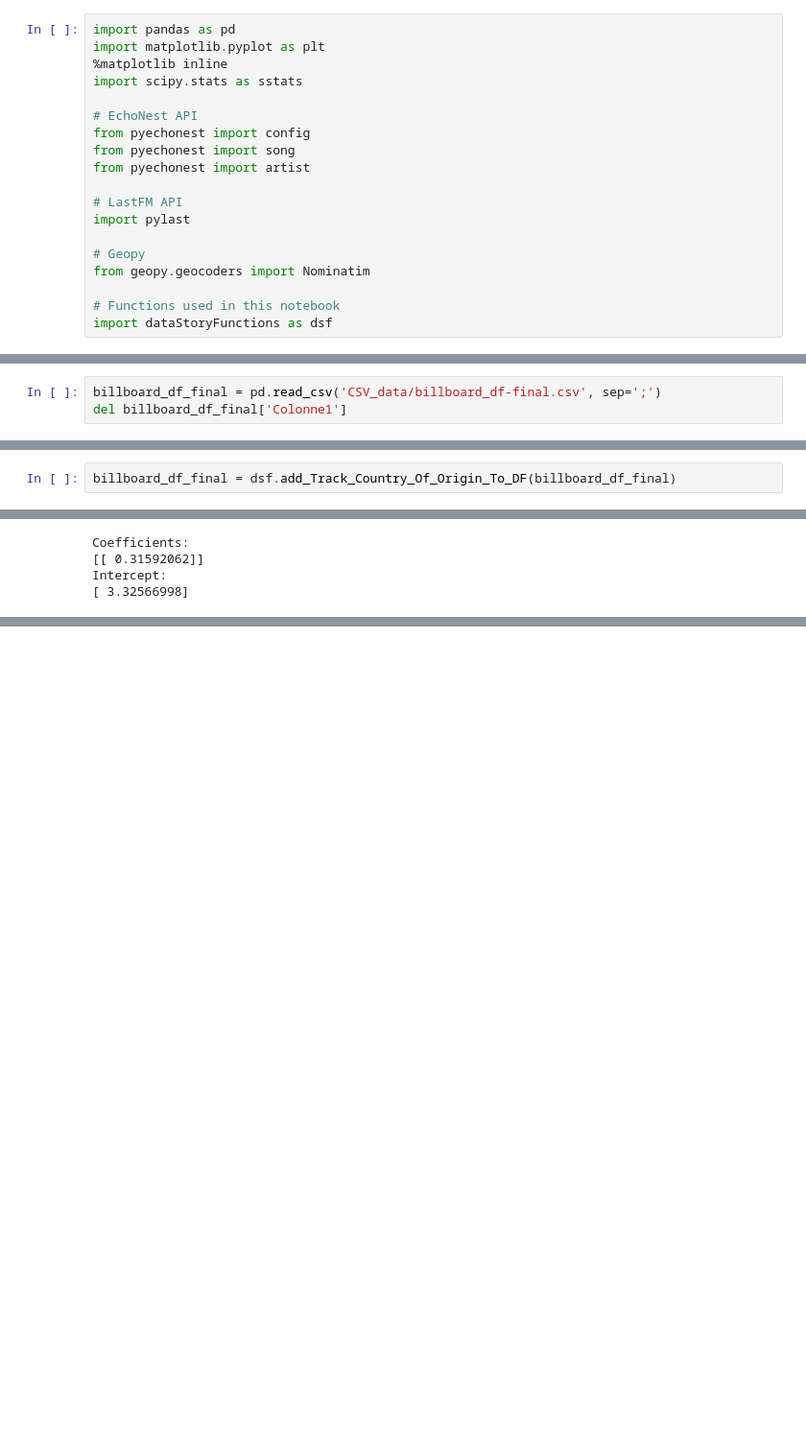
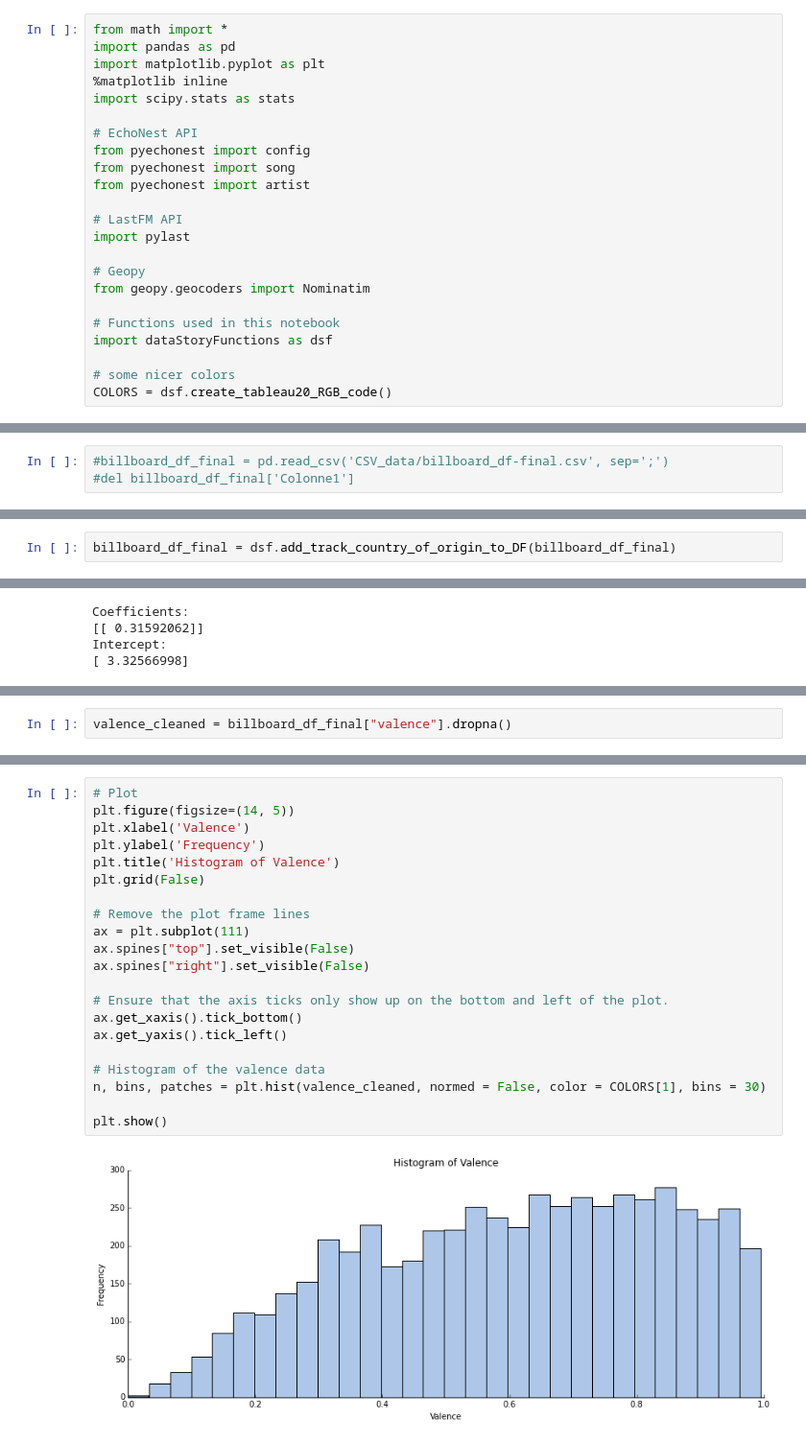
Before and after one commit to th-lucas/AOPM, a Jupyter notebook: src/Analysis_of_popular_music.ipynb, the cells around one changed output, grey strips where cells are left out. Shown: that part at 96% size. Saved outputs shown, nothing was run; the diff lists cells and outputs as text; blank space fills up the shorter version.

Commit message:
Beginning of the statistical analysis
- study of the valence

```diff
--- a/src/Analysis_of_popular_music.ipynb
+++ b/src/Analysis_of_popular_music.ipynb
@@ -5,10 +5,11 @@
 # %% [markdown]
 ##### Imports - API settings - Constants definition
 # %%
+from math import *
 import pandas as pd
 import matplotlib.pyplot as plt
 %matplotlib inline
-import scipy.stats as sstats
+import scipy.stats as stats
 
 # EchoNest API
 from pyechonest import config
@@ -23,6 +24,9 @@ from geopy.geocoders import Nominatim
 
 # Functions used in this notebook
 import dataStoryFunctions as dsf
+
+# some nicer colors
+COLORS = dsf.create_tableau20_RGB_code()
 # %%
 # Loads the credentials from the yaml file
 secrets = dsf.load_secrets()
@@ -69,12 +73,12 @@ The final dataframe has been completed manually for the remaining missing data.
 # %% [markdown]
 The final dataframe has been built using the previous commands and completed manually in Excel. Everything has been saved in a CSV file which will be loaded in a pandas dataframe.
 # %%
-billboard_df_final = pd.read_csv('CSV_data/billboard_df-final.csv', sep=';')
-del billboard_df_final['Colonne1']
+#billboard_df_final = pd.read_csv('CSV_data/billboard_df-final.csv', sep=';')
+#del billboard_df_final['Colonne1']
 # %% [markdown]
 The country of origin of each artist is added at the end of every row of the dataframe. This will be used in one of the charts in the study.
 # %%
-billboard_df_final = dsf.add_Track_Country_Of_Origin_To_DF(billboard_df_final)
+billboard_df_final = dsf.add_track_country_of_origin_to_DF(billboard_df_final)
 # %% [markdown]
 As the data as already been generated, you can skip all the previous step and directly build the final dataframe from the CSV file.
 # %%
@@ -138,0 +151,2 @@ Intercept:
+# %%
+valence_cleaned = billboard_df_final["valence"].dropna()
@@ -138,0 +155,23 @@ Intercept:
+# %%
+# Plot
+plt.figure(figsize=(14, 5))
+plt.xlabel('Valence')
+plt.ylabel('Frequency')
+plt.title('Histogram of Valence')
+plt.grid(False)
+
+# Remove the plot frame lines
+ax = plt.subplot(111)
+ax.spines["top"].set_visible(False)
+ax.spines["right"].set_visible(False)
+
+# Ensure that the axis ticks only show up on the bottom and left of the plot.
+ax.get_xaxis().tick_bottom()
+ax.get_yaxis().tick_left()
+
+# Histogram of the valence data
+n, bins, patches = plt.hist(valence_cleaned, normed = False, color = COLORS[1], bins = 30)
+
+plt.show()
+# %% [output]
+[figure, added]
```
Also changed, not shown: parts of 20 cells of this notebook, 1 other file.
